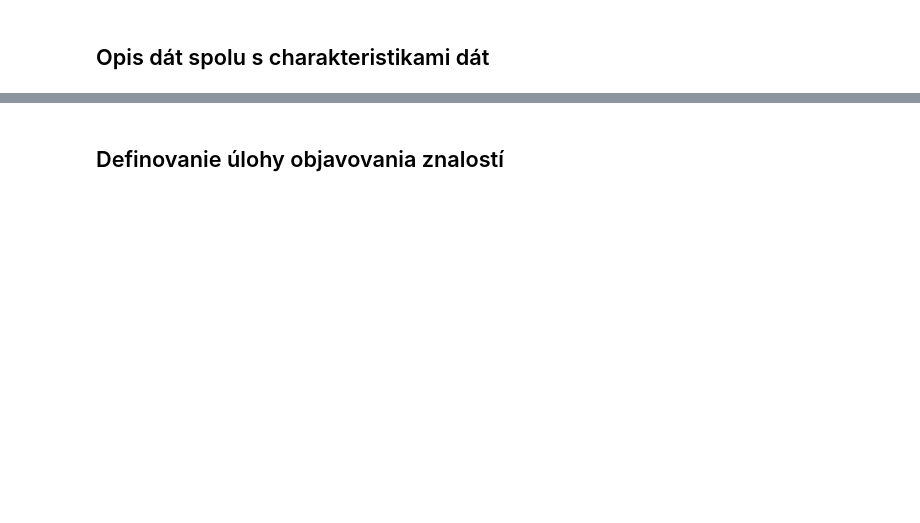
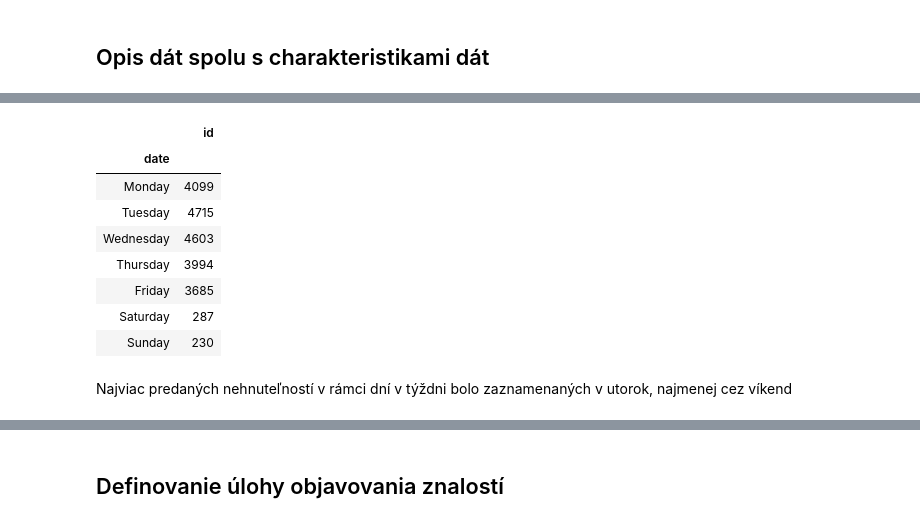
Before and after one commit to mirec3009/oznal_project, a Jupyter notebook: Explorativna_analyza.ipynb, the cells around one changed output, grey strips where cells are left out. Saved outputs shown, nothing was run; the diff lists cells and outputs as text; code cells hidden in the pictures; blank space fills up the shorter version.

```diff
--- a/Explorativna_analyza.ipynb
+++ b/Explorativna_analyza.ipynb
@@ -54,0 +152,15 @@ df_h.describe()
+# %%
+days = ['Monday','Tuesday','Wednesday','Thursday','Friday','Saturday', 'Sunday']
+pd.DataFrame(df.groupby(df["date"].dt.weekday_name)["id"].count()).reindex(days)
+# %% [output]
+|  | id |
+| date |  |
+| Monday | 4099 |
+| Tuesday | 4715 |
+| Wednesday | 4603 |
+| Thursday | 3994 |
+| Friday | 3685 |
+| Saturday | 287 |
+| Sunday | 230 |
+# %% [markdown]
+Najviac predaných nehnuteľností v rámci dní v týždni bolo zaznamenaných v utorok, najmenej cez víkend
```
Also changed, not shown: parts of 39 cells of this notebook.
